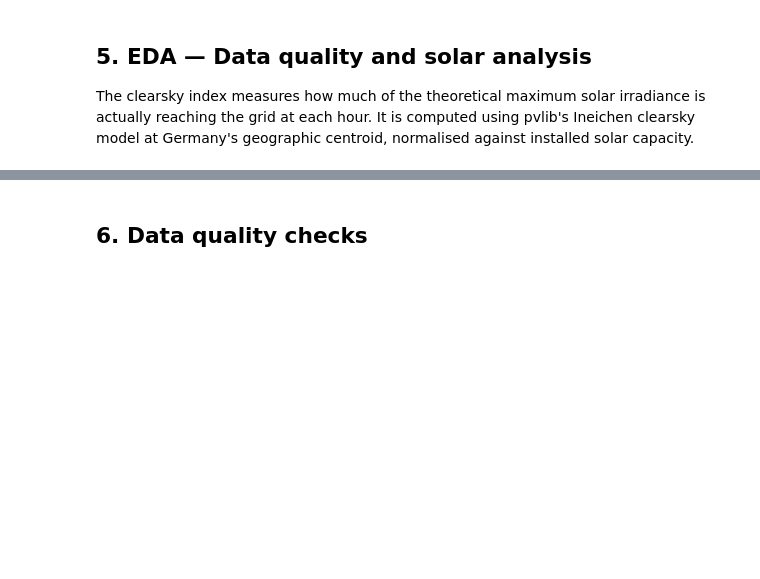
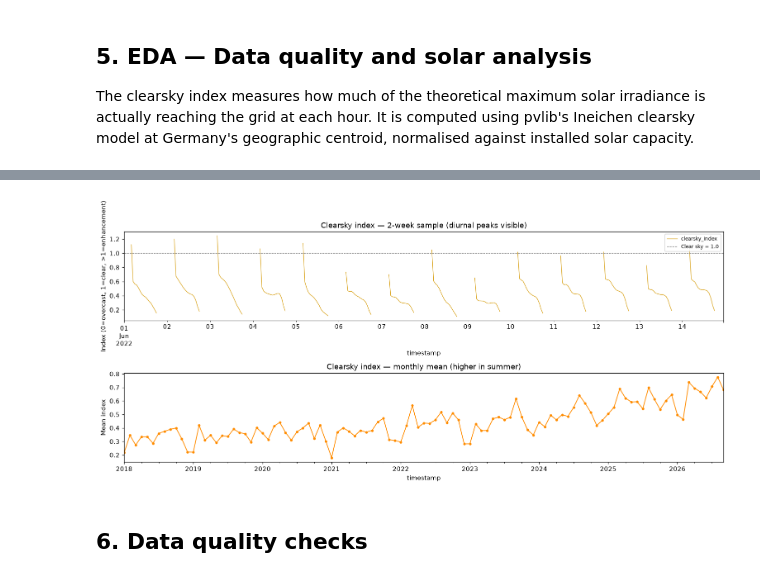
Before and after one commit to kwesiamoh/energy-forecast, a Jupyter notebook: notebooks/01_data_ingestion.ipynb, the cells around one changed output, grey strips where cells are left out. Saved outputs shown, nothing was run; the diff lists cells and outputs as text; code cells hidden in the pictures; blank space fills up the shorter version.

```diff
--- a/notebooks/01_data_ingestion.ipynb
+++ b/notebooks/01_data_ingestion.ipynb
@@ -186,7 +268,7 @@ master = build_master(
     raw_dir=RAW,
     processed_dir=PROCESSED,
     start=START,
-    force=False  # change to force=True on first run after v2 upgrade,
+    force=False,
 )
 
 print(f'Master shape : {master.shape}')
@@ -297,24 +410,26 @@ print(daylight.describe().round(3).to_string())
 # %%
 # Clearsky index should show a clear diurnal cycle and seasonal pattern
 fig, axes = plt.subplots(2, 1, figsize=(14, 6), sharex=False)
 
 # Two-week sample showing hourly diurnal peaks
 master['clearsky_index']['2022-06-01':'2022-06-14'].plot(
     ax=axes[0], color='goldenrod', lw=0.9)
 axes[0].set_title('Clearsky index — 2-week sample (diurnal peaks visible)')
 axes[0].set_ylabel('Index (0=overcast, 1=clear, >1=enhancement)')
 axes[0].axhline(1.0, color='gray', ls='--', lw=0.8, label='Clear sky = 1.0')
 axes[0].legend(fontsize=8)
 
 # Monthly mean showing higher values in summer
-master['clearsky_index'].resample('ME').mean().plot(
+master['clearsky_index'].resample('M').mean().plot(
     ax=axes[1], color='darkorange', lw=1.2, marker='o', ms=3)
 axes[1].set_title('Clearsky index — monthly mean (higher in summer)')
 axes[1].set_ylabel('Mean index')
 
 plt.tight_layout()
 plt.savefig(RESULTS / 'clearsky_index.png', bbox_inches='tight')
 plt.show()
+# %% [output]
+[figure, added]
 # %% [markdown]
 ## 6. Data quality checks
 # %%
```
Also changed, not shown: parts of 15 cells of this notebook, 30 other files.
